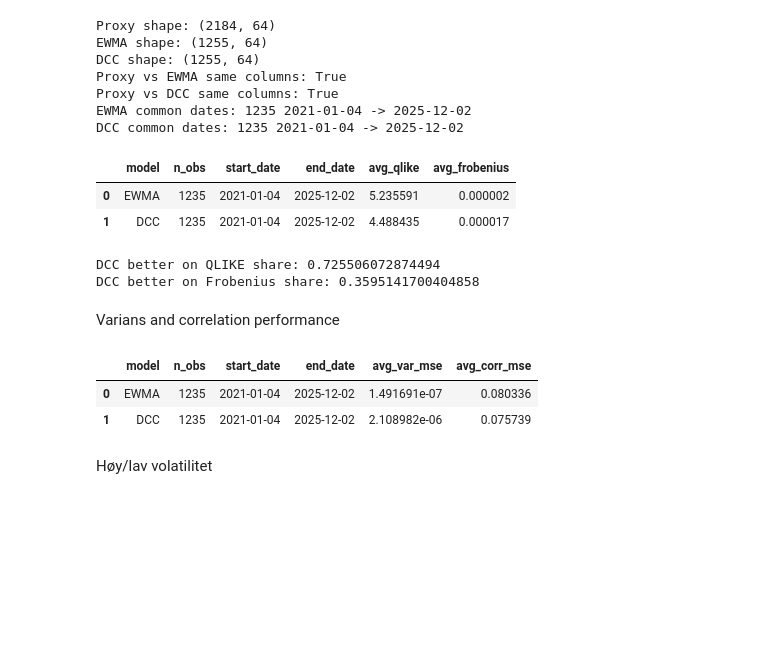
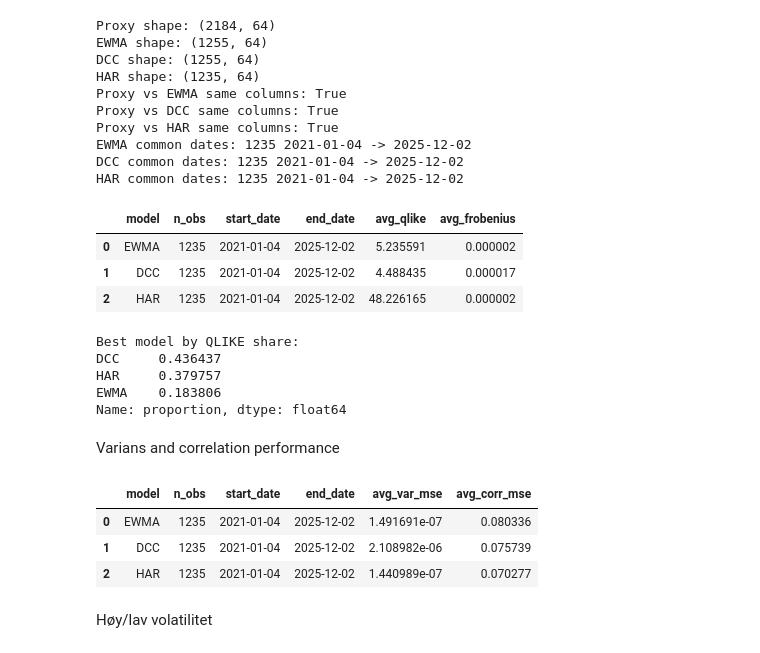
Before and after one commit to bjornhaalandoma/Master_thesis, a Jupyter notebook: evaluation/evaluation.ipynb, the cells around one changed output. Cells and saved outputs as stored; diff of their text form; code cells hidden in the pictures; blank space fills up the shorter version.

```diff
--- a/evaluation/evaluation.ipynb
+++ b/evaluation/evaluation.ipynb
@@ -5,3 +5,34 @@ import pandas as pd
 proxy = pd.read_csv("../proxy/realized_cov_h21.csv", parse_dates=["Date"]).set_index("Date").sort_index()
 ewma  = pd.read_csv("../models/ewma_cov_lambda094.csv", parse_dates=["Date"]).set_index("Date").sort_index()
 dcc   = pd.read_csv("../results/dcc_cov_forecast_h21.csv", parse_dates=["Date"]).set_index("Date").sort_index()
+har = pd.read_csv("../results/har_cov_forecast_h21.csv", parse_dates=["Date"]).set_index("Date").sort_index()
+# %%
+def make_pd(mat, eps=1e-8):
+    mat = 0.5 * (mat + mat.T)
+
+    eigvals, eigvecs = np.linalg.eigh(mat)
+
+    eigvals[eigvals < eps] = eps
+
+    mat_pd = eigvecs @ np.diag(eigvals) @ eigvecs.T
+    mat_pd = 0.5 * (mat_pd + mat_pd.T)
+
+    return mat_pd
+
+def project_df_to_pd(df, n_assets=8):
+
+    rows = []
+
+    for dt in df.index:
+
+        mat = row_to_matrix(df.loc[dt], n_assets=n_assets)
+
+        mat_pd = make_pd(mat)
+
+        rows.append(mat_pd.reshape(-1))
+
+    df_pd = pd.DataFrame(rows, index=df.index, columns=df.columns)
+
+    return df_pd
+
+har = project_df_to_pd(har)
@@ -9,23 +98,31 @@ dcc   = pd.read_csv("../results/dcc_cov_forecast_h21.csv", parse_dates=["Date"])
 print("Proxy shape:", proxy.shape)
 print("EWMA shape:", ewma.shape)
 print("DCC shape:", dcc.shape)
+print("HAR shape:", har.shape)
 
 print("Proxy vs EWMA same columns:", list(proxy.columns) == list(ewma.columns))
 print("Proxy vs DCC same columns:", list(proxy.columns) == list(dcc.columns))
+print("Proxy vs HAR same columns:", list(proxy.columns) == list(har.columns))
+
 
 common_ewma = proxy.index.intersection(ewma.index)
 common_dcc  = proxy.index.intersection(dcc.index)
+common_har  = proxy.index.intersection(har.index)
 
 print("EWMA common dates:", len(common_ewma), common_ewma.min().date(), "->", common_ewma.max().date())
 print("DCC common dates:", len(common_dcc), common_dcc.min().date(), "->", common_dcc.max().date())
+print("HAR common dates:", len(common_har), common_har.min().date(), "->", common_har.max().date())
 # %% [output]
 Proxy shape: (2184, 64)
 EWMA shape: (1255, 64)
 DCC shape: (1255, 64)
+HAR shape: (1235, 64)
 Proxy vs EWMA same columns: True
 Proxy vs DCC same columns: True
+Proxy vs HAR same columns: True
 EWMA common dates: 1235 2021-01-04 -> 2025-12-02
 DCC common dates: 1235 2021-01-04 -> 2025-12-02
+HAR common dates: 1235 2021-01-04 -> 2025-12-02
 # %%
 def row_to_matrix(row, n_assets=8):
     mat = row.to_numpy(dtype=float).reshape(n_assets, n_assets)
@@ -94,31 +191,41 @@ def evaluate_against_proxy(forecast_df, proxy_df, model_name, n_assets=8):
 # %%
 ewma_losses, ewma_summary = evaluate_against_proxy(ewma, proxy, model_name="EWMA")
 dcc_losses, dcc_summary = evaluate_against_proxy(dcc, proxy, model_name="DCC")
+har_losses, har_summary = evaluate_against_proxy(har, proxy, model_name="HAR")
 
-summary_table = pd.DataFrame([ewma_summary, dcc_summary]).reset_index(drop=True)
+summary_table = pd.DataFrame([ewma_summary, dcc_summary,har_summary]).reset_index(drop=True)
 summary_table
 # %% [output]
 |  | model | n_obs | start_date | end_date | avg_qlike | avg_frobenius |
 | 0 | EWMA | 1235 | 2021-01-04 | 2025-12-02 | 5.235591 | 0.000002 |
 | 1 | DCC | 1235 | 2021-01-04 | 2025-12-02 | 4.488435 | 0.000017 |
+| 2 | HAR | 1235 | 2021-01-04 | 2025-12-02 | 48.226165 | 0.000002 |
 # %%
 loss_compare = pd.DataFrame({
     "EWMA_QLIKE": ewma_losses["QLIKE"],
     "DCC_QLIKE": dcc_losses["QLIKE"],
+    "HAR_QLIKE": har_losses["QLIKE"],
     "EWMA_FROB": ewma_losses["FROBENIUS"],
     "DCC_FROB": dcc_losses["FROBENIUS"],
+    "HAR_FROB": har_losses["FROBENIUS"],
 })
 
 loss_compare.describe()
 
-print("DCC better on QLIKE share:",
-      (dcc_losses["QLIKE"] < ewma_losses["QLIKE"]).mean())
+qlike_compare = pd.DataFrame({
+    "EWMA": ewma_losses["QLIKE"],
+    "DCC": dcc_losses["QLIKE"],
+    "HAR": har_losses["QLIKE"]
+})
 
-print("DCC better on Frobenius share:",
-      (dcc_losses["FROBENIUS"] < ewma_losses["FROBENIUS"]).mean())
+print("Best model by QLIKE share:")
+print(qlike_compare.idxmin(axis=1).value_counts(normalize=True))
 # %% [output]
-DCC better on QLIKE share: 0.725506072874494
-DCC better on Frobenius share: 0.3595141700404858
+Best model by QLIKE share:
+DCC     0.436437
+HAR     0.379757
+EWMA    0.183806
+Name: proportion, dtype: float64
 # %% [markdown]
 Varians and correlation performance
 # %%
@@ -204,8 +311,12 @@ dcc_comp_losses, dcc_comp_summary = evaluate_components_against_proxy(
     dcc, proxy, model_name="DCC"
 )
 
+har_comp_losses, har_comp_summary = evaluate_components_against_proxy(
+    har, proxy, model_name="HAR"
+)
+
 component_summary_table = pd.DataFrame(
-    [ewma_comp_summary, dcc_comp_summary]
+    [ewma_comp_summary, dcc_comp_summary, har_comp_summary]
 ).reset_index(drop=True)
 
 component_summary_table
@@ -213,6 +324,7 @@ component_summary_table
 |  | model | n_obs | start_date | end_date | avg_var_mse | avg_corr_mse |
 | 0 | EWMA | 1235 | 2021-01-04 | 2025-12-02 | 1.491691e-07 | 0.080336 |
 | 1 | DCC | 1235 | 2021-01-04 | 2025-12-02 | 2.108982e-06 | 0.075739 |
+| 2 | HAR | 1235 | 2021-01-04 | 2025-12-02 | 1.440989e-07 | 0.070277 |
 # %% [markdown]
 Høy/lav volatilitet
 # %%
```
Also changed, not shown: parts of 4 cells of this notebook, 1 other file.
